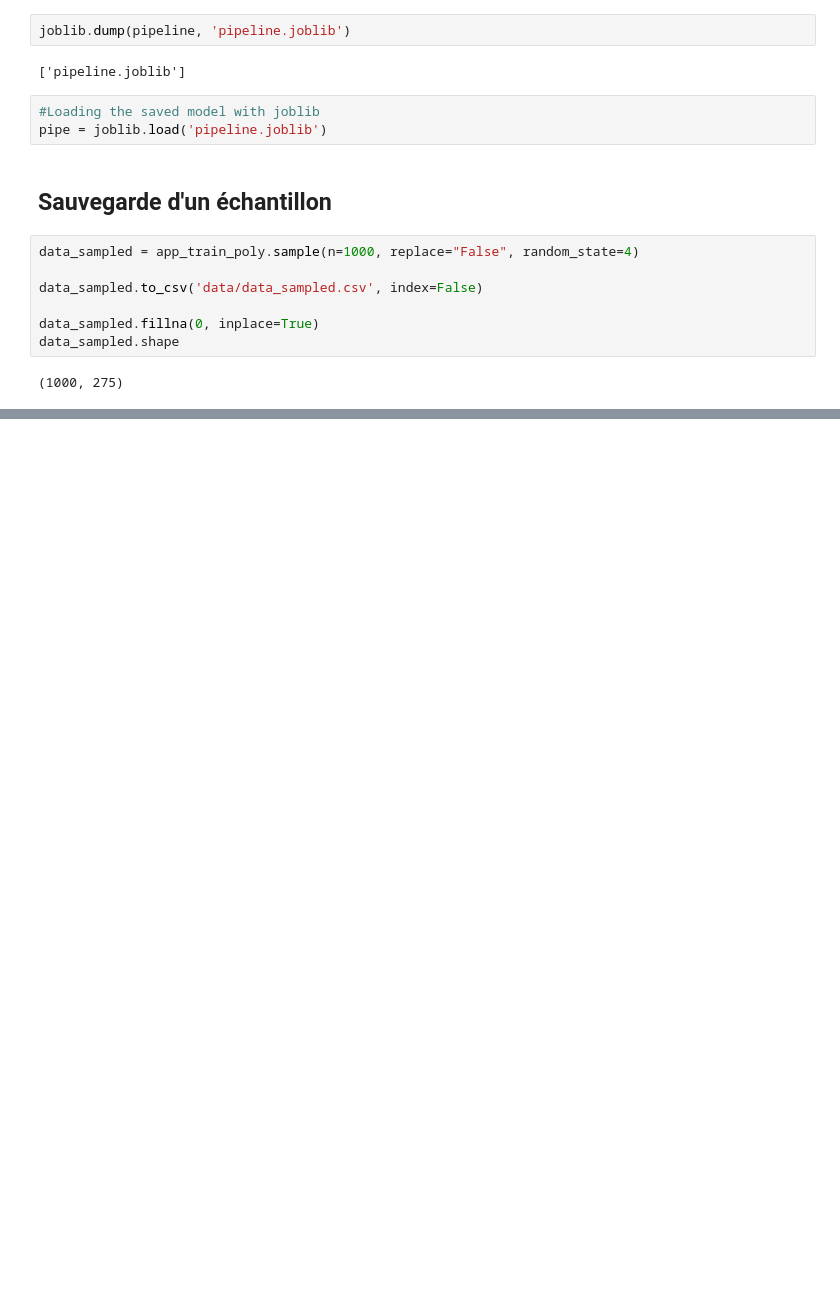
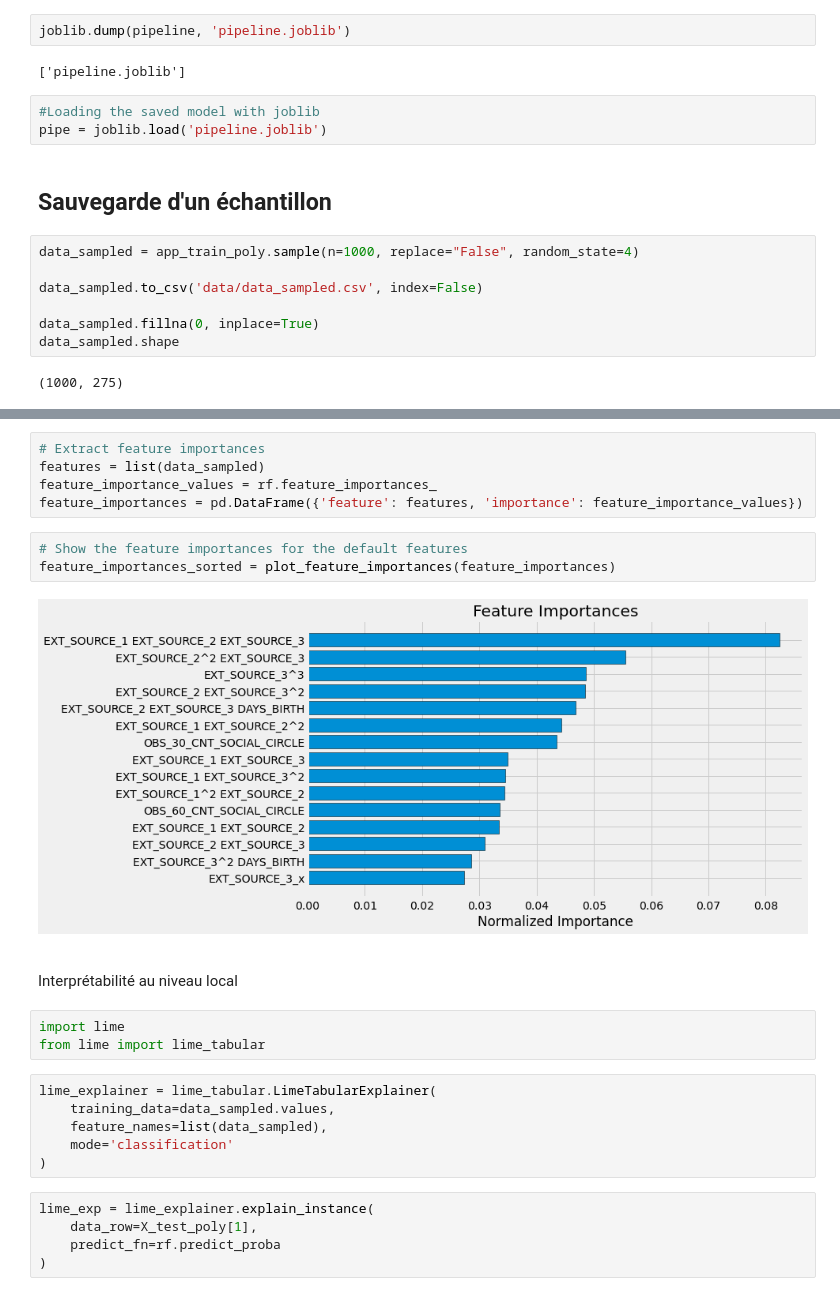
Before and after one commit to ameurl/OCR, a Jupyter notebook: notebook.ipynb, the cells around one changed output, grey strips where cells are left out. Saved outputs shown, nothing was run; the diff lists cells and outputs as text; blank space fills up the shorter version.

```diff
--- a/notebook.ipynb
+++ b/notebook.ipynb
@@ -1275,0 +1308,28 @@ data_sampled.shape
+# %%
+# Extract feature importances
+features = list(data_sampled)
+feature_importance_values = rf.feature_importances_
+feature_importances = pd.DataFrame({'feature': features, 'importance': feature_importance_values})
+# %%
+# Show the feature importances for the default features
+feature_importances_sorted = plot_feature_importances(feature_importances)
+# %% [output]
+[figure, added]
+# %% [markdown]
+</br>
+# %% [markdown]
+Interprétabilité au niveau local
+# %%
+import lime
+from lime import lime_tabular
+# %%
+lime_explainer = lime_tabular.LimeTabularExplainer(
+    training_data=data_sampled.values,
+    feature_names=list(data_sampled),
+    mode='classification'
+)
+# %%
+lime_exp = lime_explainer.explain_instance(
+    data_row=X_test_poly[1],
+    predict_fn=rf.predict_proba
+)
```
Also changed, not shown: parts of 21 cells of this notebook, 2 other files.
